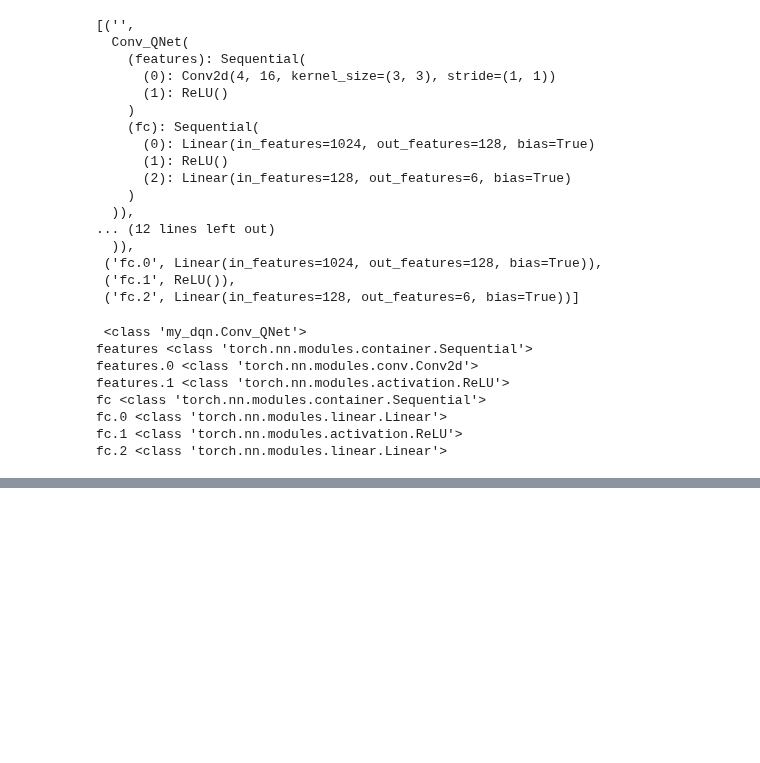
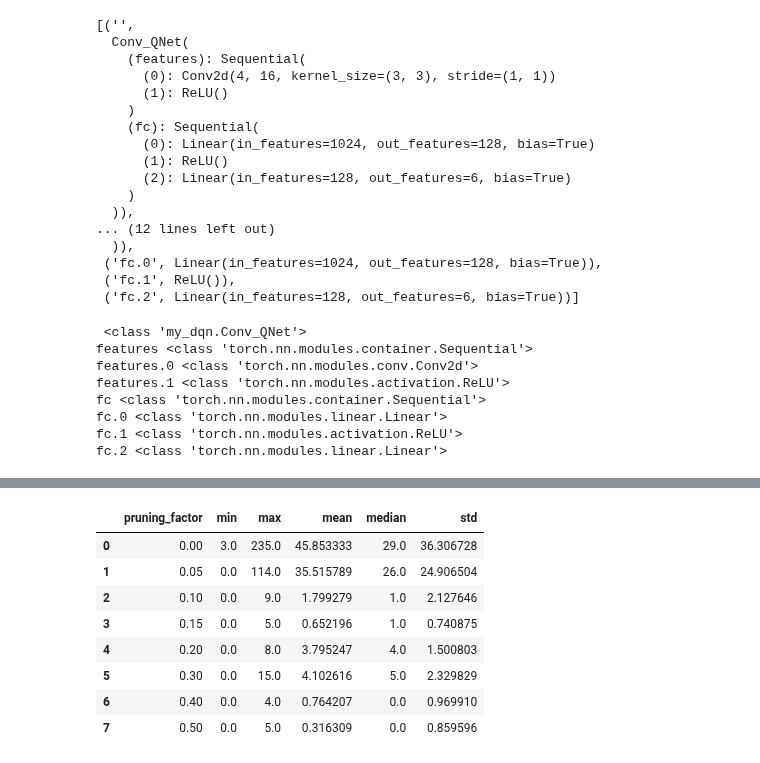
Before and after one commit to mariusdgm/minatar_work, a Jupyter notebook: devel_pruning.ipynb, the cells around one changed output, grey strips where cells are left out. Drawn from its saved outputs; the diff is of its cells as text; code cells hidden in the pictures; blank space fills up the shorter version.

```diff
--- a/devel_pruning.ipynb
+++ b/devel_pruning.ipynb
@@ -620,0 +628,16 @@ fc.2 <class 'torch.nn.modules.linear.Linear'>
+# %%
+from viz_helper import plot_pruning_experiment_data, load_pruning_experiment_data
+import os
+
+game = "breakout"
+proj_dir = os.path.abspath(".")
+default_save_folder = os.path.join(proj_dir, "checkpoints", game)
+train_log_file_name = os.path.join(default_save_folder, game + "_train_stats")
+
+pruning_log_file_name = os.path.join(default_save_folder, "pruning_exp", "pruning_results")
+
+# plot_training_info(train_log_file_name)
+
+# plot_pruning_experiment_data(pruning_log_file_name)
+
+stats = load_pruning_experiment_data(pruning_log_file_name)
@@ -620,0 +664,26 @@ fc.2 <class 'torch.nn.modules.linear.Linear'>
+# %%
+import pandas as pd
+
+x_idx = []
+stat_records = []
+metric = "episode_rewards"
+
+for pruning_val in stats:
+    x_idx.append(pruning_val)
+    stat_records.append(stats[pruning_val][metric])
+
+df = pd.DataFrame.from_records(stat_records, index = x_idx)
+df = df.reset_index()
+df = df.rename(columns = {'index': 'pruning_factor'})
+
+df
+# %% [output]
+|  | pruning_factor | min | max | mean | median | std |
+| 0 | 0.00 | 3.0 | 235.0 | 45.853333 | 29.0 | 36.306728 |
+| 1 | 0.05 | 0.0 | 114.0 | 35.515789 | 26.0 | 24.906504 |
+| 2 | 0.10 | 0.0 | 9.0 | 1.799279 | 1.0 | 2.127646 |
+| 3 | 0.15 | 0.0 | 5.0 | 0.652196 | 1.0 | 0.740875 |
+| 4 | 0.20 | 0.0 | 8.0 | 3.795247 | 4.0 | 1.500803 |
+| 5 | 0.30 | 0.0 | 15.0 | 4.102616 | 5.0 | 2.329829 |
+| 6 | 0.40 | 0.0 | 4.0 | 0.764207 | 0.0 | 0.969910 |
+| 7 | 0.50 | 0.0 | 5.0 | 0.316309 | 0.0 | 0.859596 |
```
Also changed, not shown: parts of 9 cells of this notebook, 4 other files.
